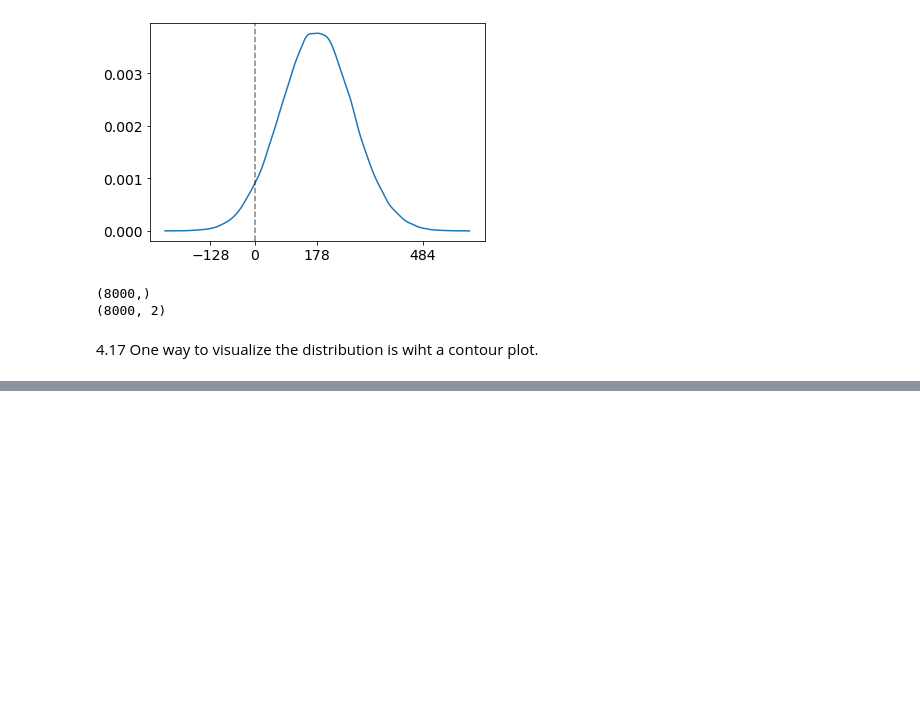
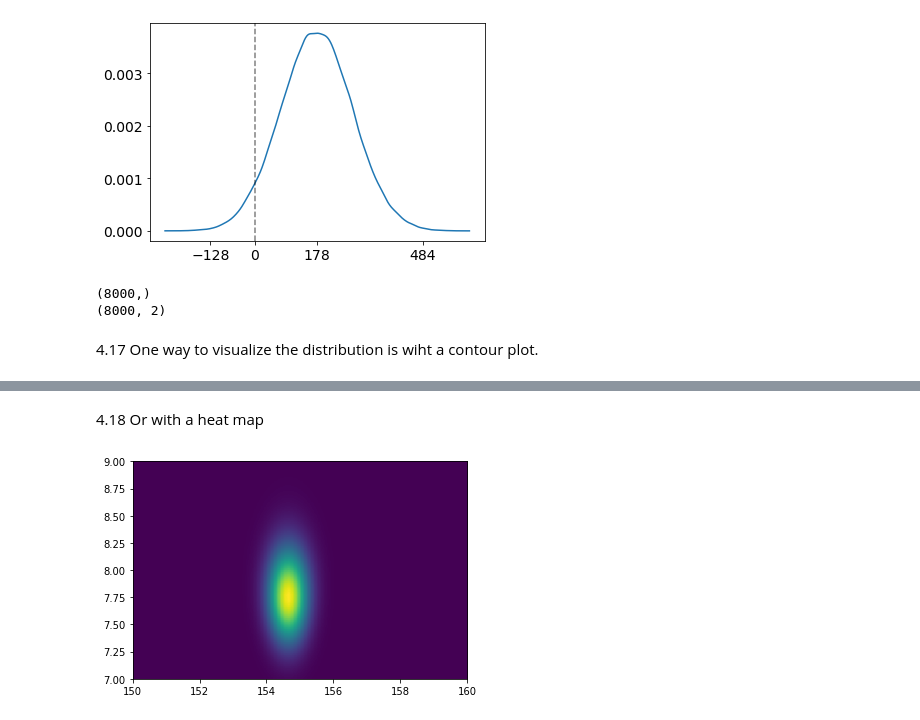
Before and after one commit to steed360/Data-Analysis, a Jupyter notebook: b Statistical Rethinking/Chapter_4_fromScratch.ipynb, the cells around one changed output, grey strips where cells are left out. Cells and saved outputs as stored; diff of their text form; code cells hidden in the pictures; blank space fills up the shorter version.

```diff
--- a/b Statistical Rethinking/Chapter_4_fromScratch.ipynb
+++ b/b Statistical Rethinking/Chapter_4_fromScratch.ipynb
@@ -272,0 +271,8 @@ plt.contour(xi, yi, zi);
+# %% [markdown]
+4.18 Or with a heat map
+# %%
+_, ax = plt.subplots()
+ax.imshow(zi, origin="lower", extent=[150.0, 160.0, 7.0, 9.0], aspect="auto")
+ax.grid(False)
+# %% [output]
+[figure, added]
```
Also changed, not shown: parts of 7 cells of this notebook.
